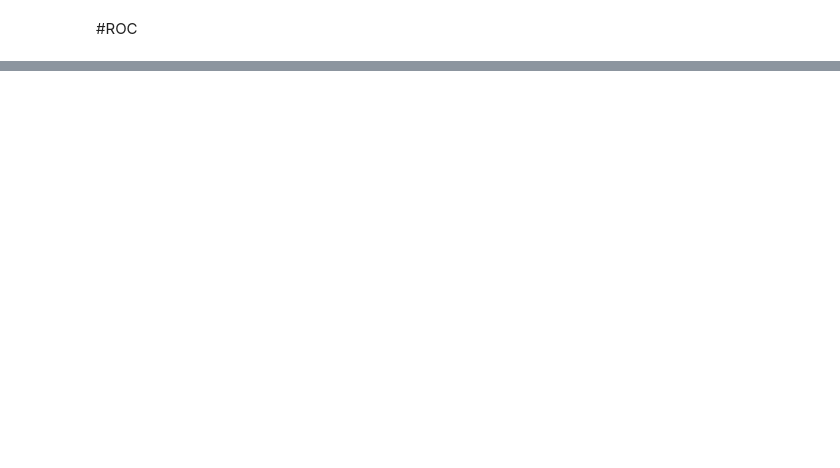
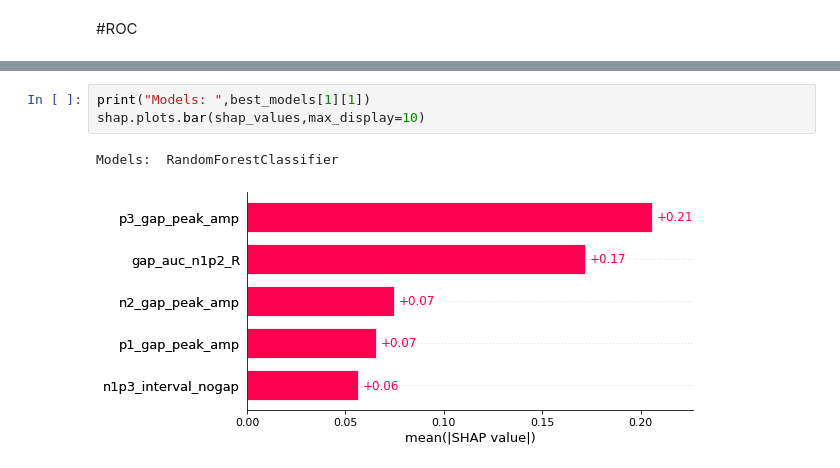
Before and after one commit to RafsanJany-44/ARC_Machine, a Jupyter notebook: Dynamic_ML_Tunning_with_featSelect_SHAP_ROC_.ipynb, the cells around one changed output, grey strips where cells are left out. Drawn from its saved outputs; the diff is of its cells as text; blank space fills up the shorter version.

```diff
--- a/Dynamic_ML_Tunning_with_featSelect_SHAP_ROC_.ipynb
+++ b/Dynamic_ML_Tunning_with_featSelect_SHAP_ROC_.ipynb
@@ -1059,0 +1121,6 @@ plt.show()
+# %%
+print("Models: ",best_models[1][1])
+shap.plots.bar(shap_values,max_display=10)
+# %% [output]
+Models:  RandomForestClassifier
+[figure, added]
```
Also changed, not shown: parts of 43 cells of this notebook.
